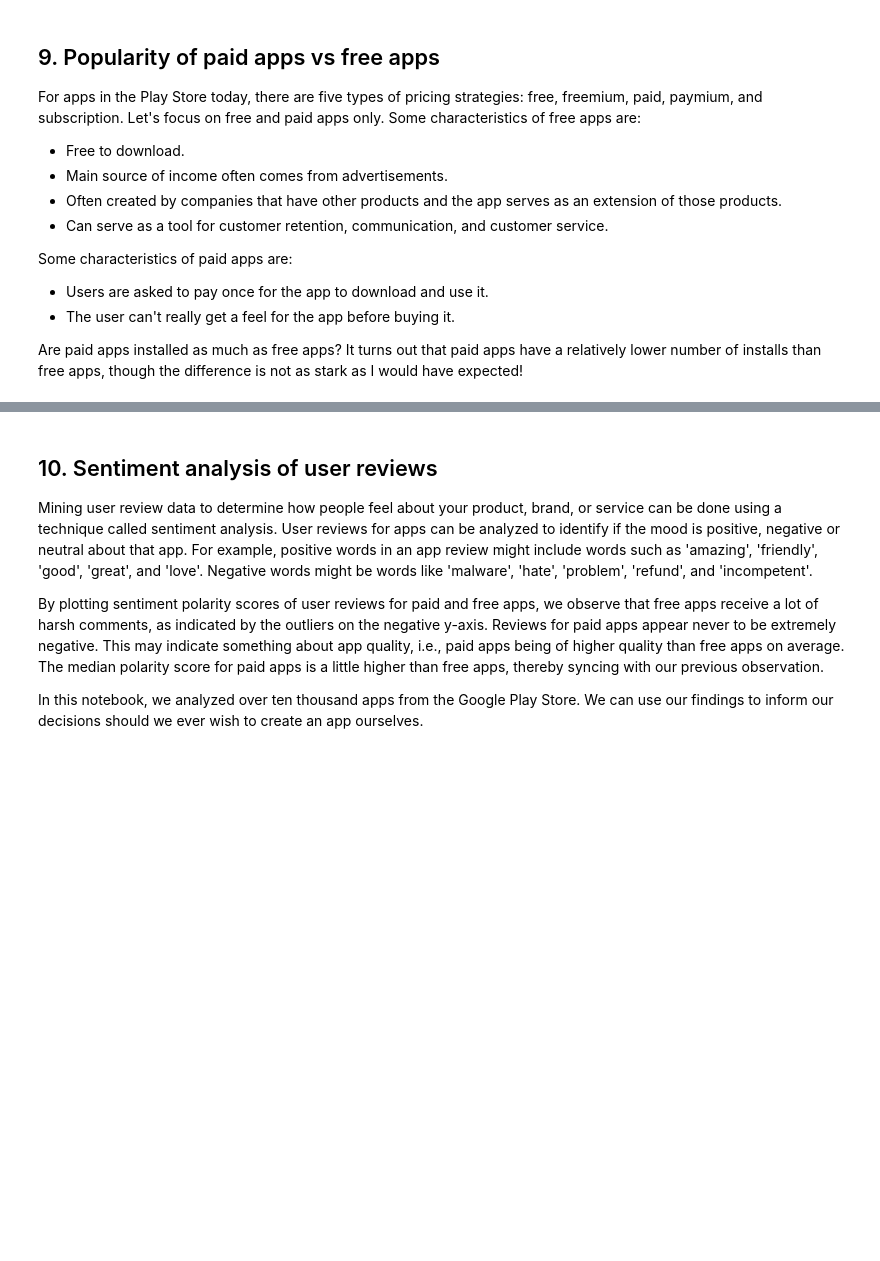
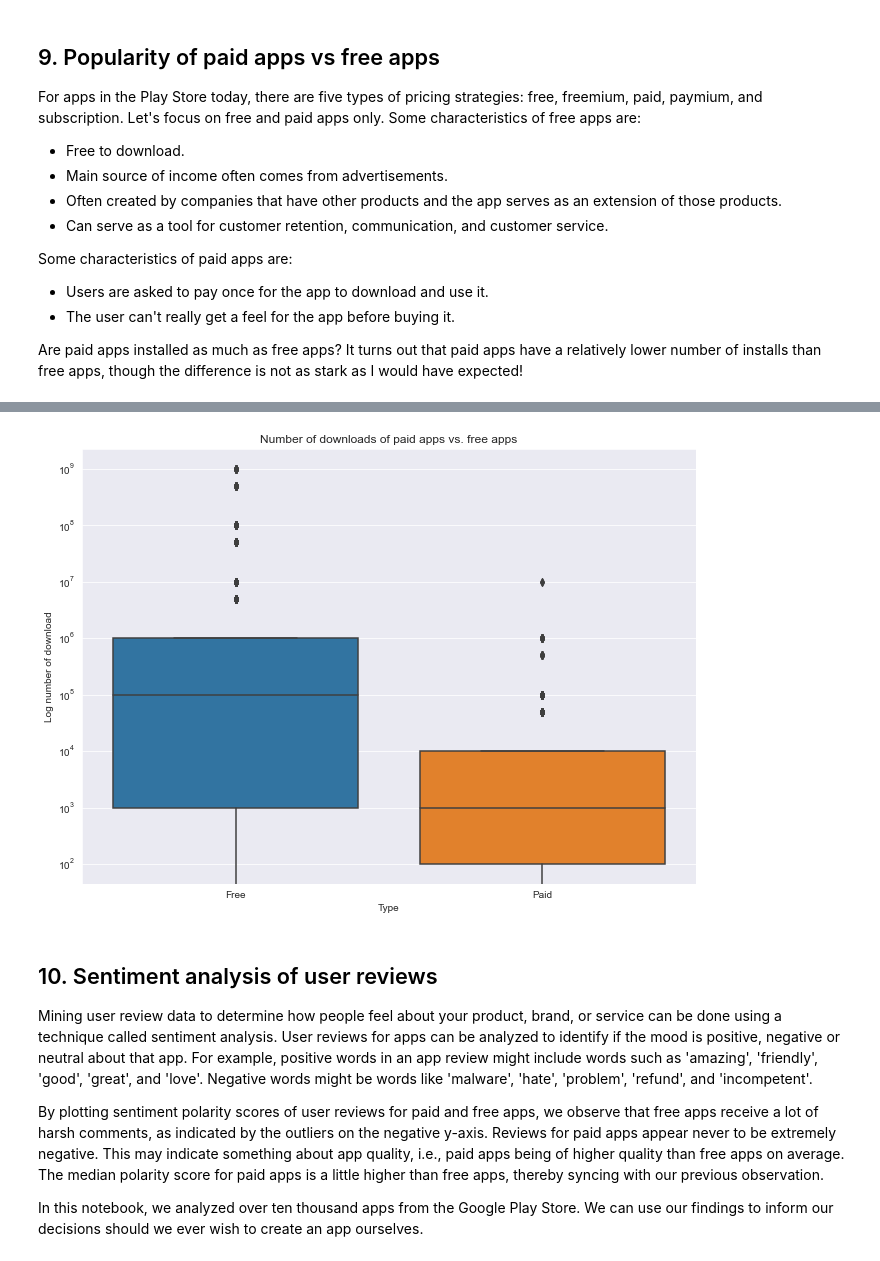
Before and after one commit to artsiom-bury/study-projects, a Jupyter notebook: Google Play/Google Play.ipynb, the cells around one changed output, grey strips where cells are left out. Saved outputs shown, nothing was run; the diff lists cells and outputs as text; code cells hidden in the pictures; blank space fills up the shorter version.

```diff
--- a/Google Play/Google Play.ipynb
+++ b/Google Play/Google Play.ipynb
@@ -240,23 +224,12 @@ Text(0.5, 1.0, 'App pricing trend across categories after filtering for junk app
 </ul>
 <p>Are paid apps installed as much as free apps? It turns out that paid apps have a relatively lower number of installs than free apps, though the difference is not as stark as I would have expected!</p>
 # %%
-trace0 = go.Box(
-    y = apps[apps['Type'] == 'Paid']['Installs'],
-    name = 'Paid'
-)
+fig, ax = plt.subplots()
+fig.set_size_inches(11, 8)
 
-trace1 = go.Box(
-    y = apps[apps['Type'] == 'Free']['Installs'],
-    name = 'Free'
-)
-
-layout = go.Layout(
-    title = "Number of downloads of paid apps vs. free apps",
-    yaxis = dict(title = "Log number of downloads",
-                type = 'log',
-                autorange = True)
-)
-
-data = [trace0, trace1]
-plotly.offline.iplot({'data': data, 'layout': layout})
+ax = sns.boxplot(x = 'Type', y = 'Installs', data = apps)
+ax.set_yscale("log")
+ax.set(ylabel = "Log number of download")
+ax.set_title('Number of downloads of paid apps vs. free apps')
+plt.show()
 # %% [output]
@@ -264,3 +236,4 @@ plotly.offline.iplot({'data': data, 'layout': layout})
+[figure, added]
 # %% [markdown]
 ## 10. Sentiment analysis of user reviews
 <p>Mining user review data to determine how people feel about your product, brand, or service can be done using a technique called sentiment analysis. User reviews for apps can be analyzed to identify if the mood is positive, negative or neutral about that app. For example, positive words in an app review might include words such as 'amazing', 'friendly', 'good', 'great', and 'love'. Negative words might be words like 'malware', 'hate', 'problem', 'refund', and 'incompetent'.</p>
```
Also changed, not shown: parts of 7 cells of this notebook.
